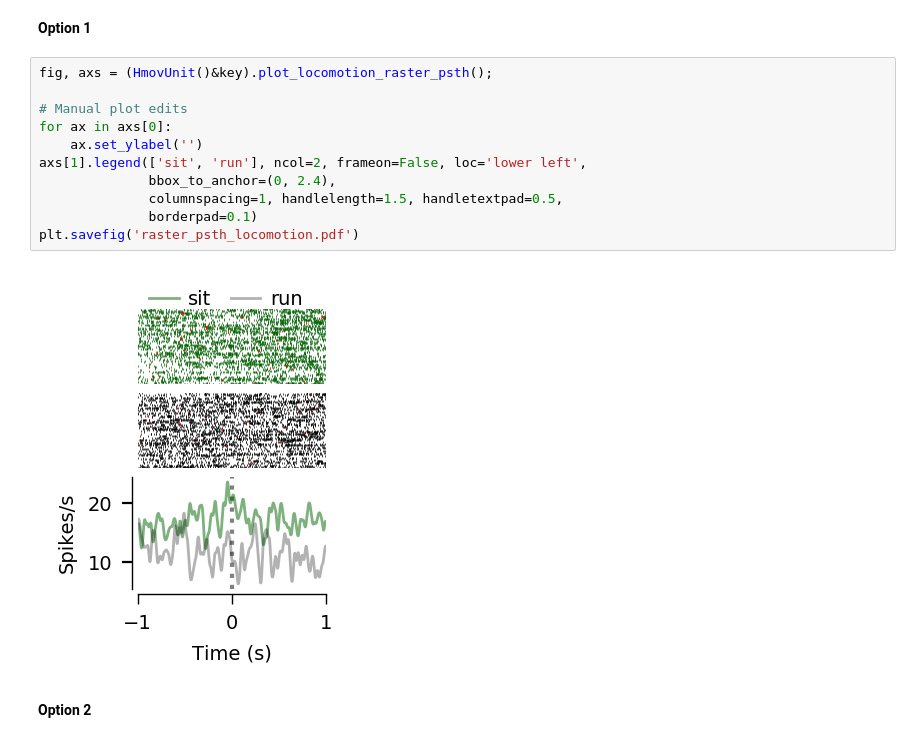
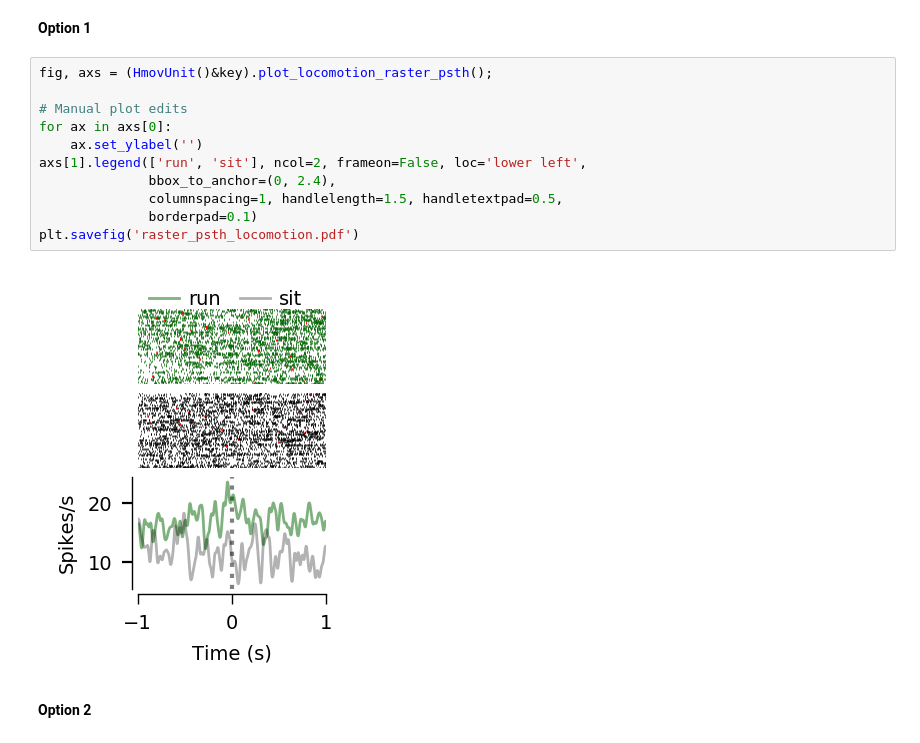
Before and after one commit to yannikbauer/hollymov_code, a Jupyter notebook: hmov_code/fig_01/plot_locomotion_raster_psth.ipynb, the cells around one changed output. Saved outputs shown, nothing was run; the diff lists cells and outputs as text.

Commit message:
locomotion psth fix swapped legend

```diff
--- a/hmov_code/fig_01/plot_locomotion_raster_psth.ipynb
+++ b/hmov_code/fig_01/plot_locomotion_raster_psth.ipynb
@@ -65,16 +65,16 @@ plt.rcParams.update({
 # %%
 fig, axs = (HmovUnit()&key).plot_locomotion_raster_psth();
 
 # Manual plot edits
 for ax in axs[0]:
     ax.set_ylabel('')
-axs[1].legend(['sit', 'run'], ncol=2, frameon=False, loc='lower left',
+axs[1].legend(['run', 'sit'], ncol=2, frameon=False, loc='lower left',
               bbox_to_anchor=(0, 2.4),
               columnspacing=1, handlelength=1.5, handletextpad=0.5,
               borderpad=0.1)
 plt.savefig('raster_psth_locomotion.pdf')
 # %% [output]
-[figure, old version]
+[figure, new version]
 # %% [markdown]
 **Option 2**
 # %%
```
Also changed, not shown: parts of 1 cell of this notebook, 1 other file.
